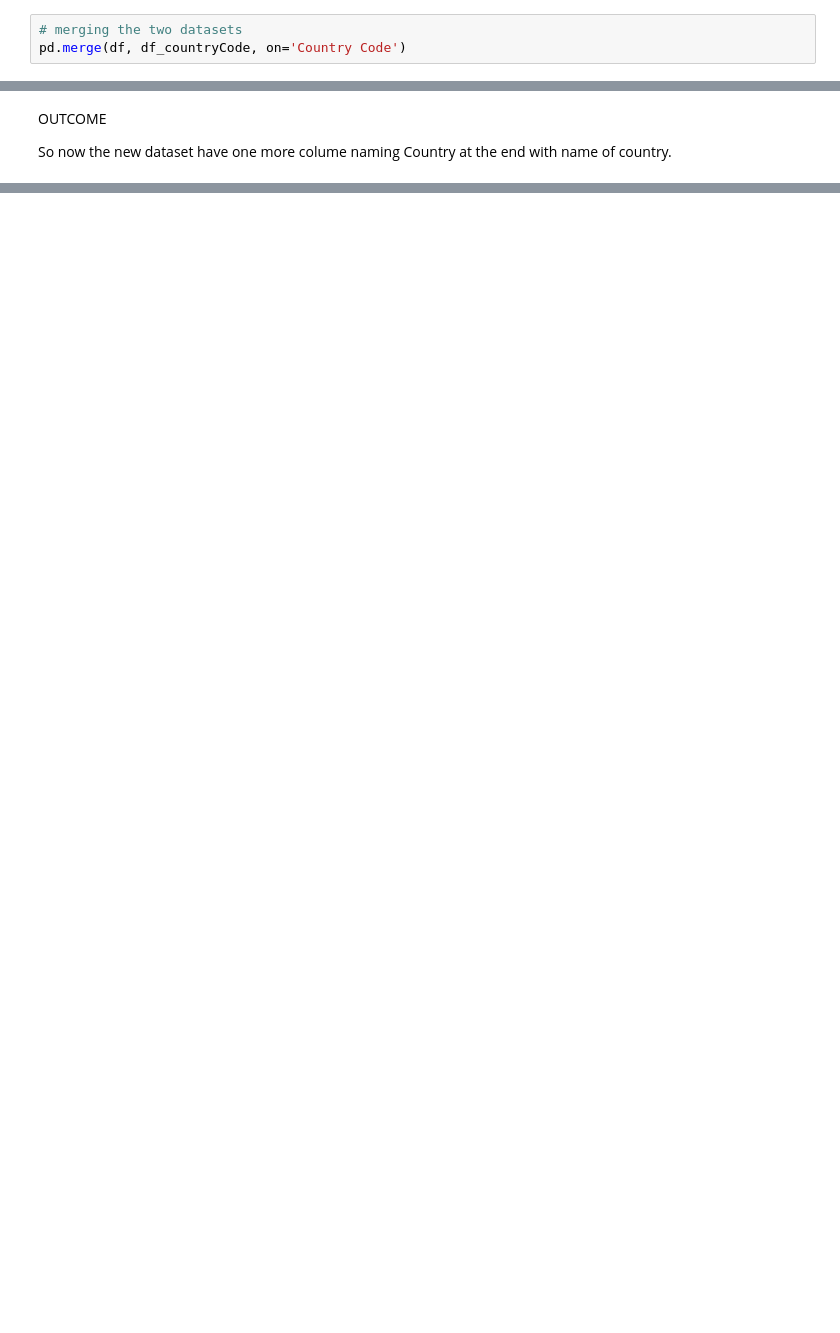
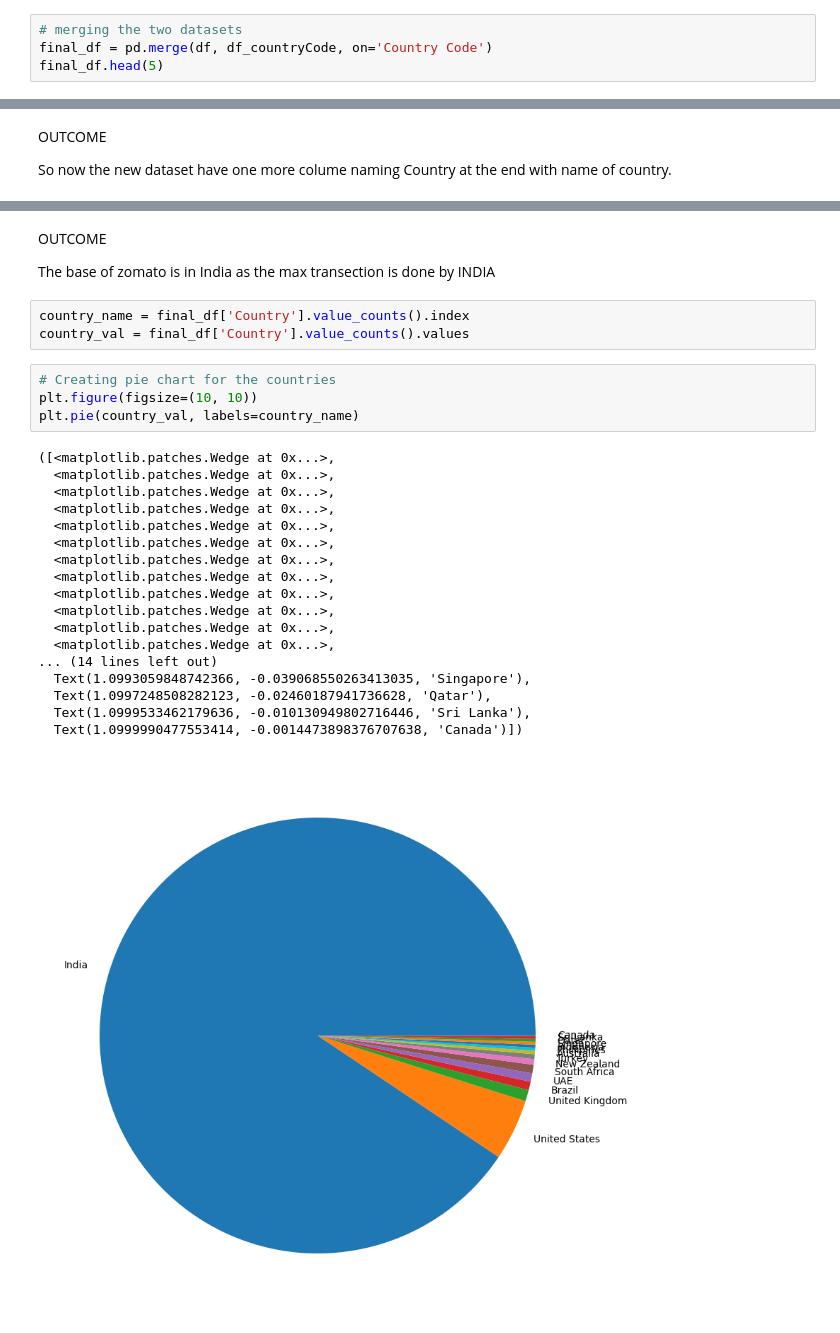
Before and after one commit to red-devil002/zomato-EDA-project, a Jupyter notebook: main.ipynb, the cells around one changed output, grey strips where cells are left out. Saved outputs shown, nothing was run; the diff lists cells and outputs as text; blank space fills up the shorter version.

```diff
--- a/main.ipynb
+++ b/main.ipynb
@@ -136,7 +137,8 @@ County code connets both the files.
 so, we can combine the datasets due to this as the countycode in the 1st file changes to string.
 # %%
 # merging the two datasets
-pd.merge(df, df_countryCode, on='Country Code')
+final_df = pd.merge(df, df_countryCode, on='Country Code')
+final_df.head(5)
 # %% [output]
 |  | Restaurant ID | Restaurant Name | Country Code | City | Address | Locality | Locality Verbose | Longitude | ... |
 | 0 | 6317637 | Le Petit Souffle | 162 | Makati City | Third Floor, Century City Mall, K... | Century City Mall, Poblacion, Mak... | Century City Mall, Poblacion, Mak... | 121.027535 | ... |
@@ -157,0 +205,30 @@ So now the new dataset have one more colume naming Country at the end with name
+# %% [markdown]
+OUTCOME
+
+The base of zomato is in India as the max transection is done by INDIA
+# %%
+country_name = final_df['Country'].value_counts().index
+country_val = final_df['Country'].value_counts().values
+# %%
+# Creating pie chart for the countries
+plt.figure(figsize=(10, 10))
+plt.pie(country_val, labels=country_name)
+# %% [output]
+([<matplotlib.patches.Wedge at 0x...>,
+  <matplotlib.patches.Wedge at 0x...>,
+  <matplotlib.patches.Wedge at 0x...>,
+  <matplotlib.patches.Wedge at 0x...>,
+  <matplotlib.patches.Wedge at 0x...>,
+  <matplotlib.patches.Wedge at 0x...>,
+  <matplotlib.patches.Wedge at 0x...>,
+  <matplotlib.patches.Wedge at 0x...>,
+  <matplotlib.patches.Wedge at 0x...>,
+  <matplotlib.patches.Wedge at 0x...>,
+  <matplotlib.patches.Wedge at 0x...>,
+  <matplotlib.patches.Wedge at 0x...>,
+... (14 lines left out)
+  Text(1.0993059848742366, -0.039068550263413035, 'Singapore'),
+  Text(1.0997248508282123, -0.02460187941736628, 'Qatar'),
+  Text(1.0999533462179636, -0.010130949802716446, 'Sri Lanka'),
+  Text(1.0999990477553414, -0.0014473898376707638, 'Canada')])
+[figure, added]
```
Also changed, not shown: parts of 24 cells of this notebook.
